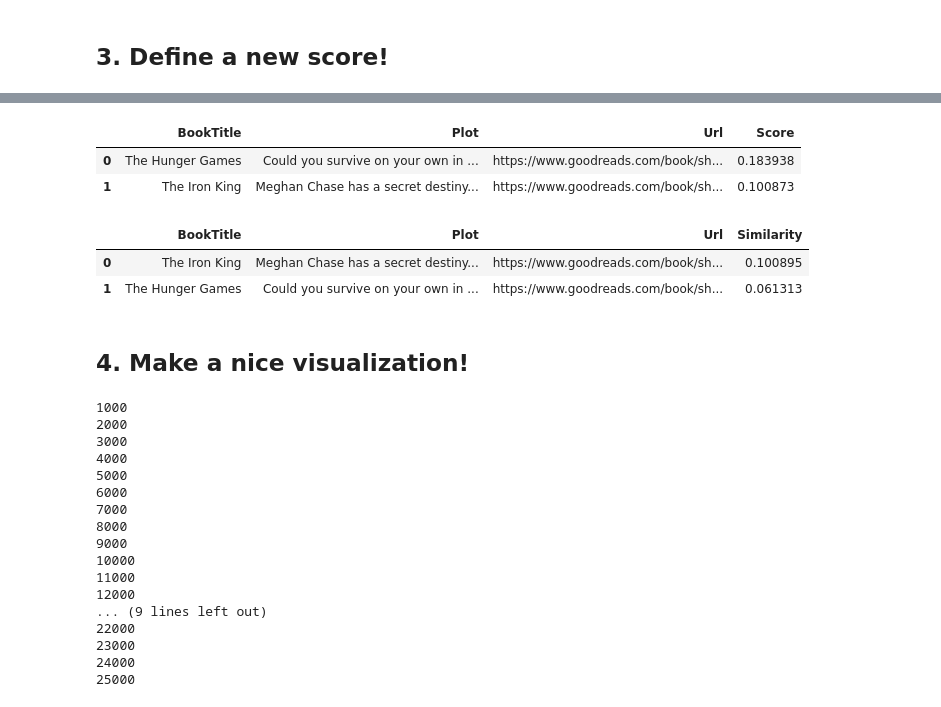
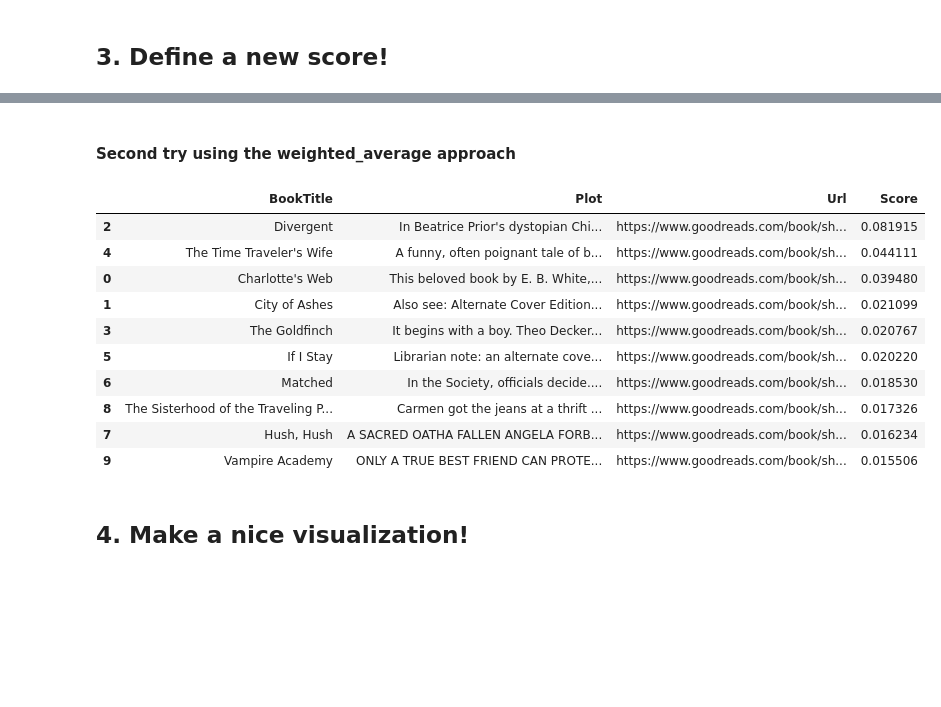
Before and after one commit to ADM-Homework-3/HW3, a Jupyter notebook: General Search Engine.ipynb, the cells around one changed output, grey strips where cells are left out. Drawn from its saved outputs; the diff is of its cells as text; code cells hidden in the pictures; blank space fills up the shorter version.

```diff
--- a/General Search Engine.ipynb
+++ b/General Search Engine.ipynb
@@ -519,9 +617,0 @@ def show_results_cosine_similarity(book_id, cosine_similarity, tsv_path = 'data/
-# %%
-def show_results_cosine_similarity_and_ratings(book_id, cosine_similarity, tsv_path = 'data/tsv_files'):
-    tsv_file = tsv_path + '/book' + str(book_id) + '.tsv'
-    raw_data = read_tsv(tsv_file)
-    #       Title        Plot         Url
-    data = [raw_data[0], raw_data[6], raw_data[-1]]
-    #                            RatingValue         ratingCount         reviewCount
-    output = (cosine_similarity, float(raw_data[3]), float(raw_data[4]), float(raw_data[5]), data)
-    return output
@@ -589 +722,18 @@ Wall time: 90.8 ms
+# %%
+def show_results_cosine_similarity_and_ratings(book_id, cosine_similarity, df):
+    """
+    Generate a tuple with the relevant information about a book that will be displayed in the search engine,
+    the cosine similarity score and relevant quantitative information about the book (rating, reviewcount, ratingcount)
+    df: Not pre-processed data set
+    """
+    data = df[df.BookID == book_id][['BookTitle', 'Plot', 'Url']].values.tolist()[0]
+    ratingValue = float(df[df.BookID == book_id][['RatingValue']].values[0])
+    ratingCount = float(df[df.BookID == book_id][['RatingCount']].values[0])
+    reviewCount = float(df[df.BookID == book_id][['ReviewCount']].values[0])
+    output = (cosine_similarity, ratingValue, ratingCount, reviewCount, data)
+    return output
+# %%
+inverted_index_question3 = read_json('data/inverted_index_question3.json')
+vocabulary_question3 = read_json_simple('data/vocabulary_dict_question3.json')
+tfidfDicts_question3 = read_json('data/tfidf_question3.json')
 # %%
@@ -659,0 +822,2 @@ def search_engine_3(query, inverted_index, vocabulary, tfidf_scores_dict, tsv_pa
+# %%
+input_query = 'friends in love'
@@ -660,20 +843,22 @@ def search_engine_3(query, inverted_index, vocabulary, tfidf_scores_dict, tsv_pa
+# %% [markdown]
+#### Second try using the weighted_average approach
 # %%
-search_engine_3(query = 'could one', inverted_index = inverted_index_test_question3,
-                vocabulary=vocabulary_test_question3, tfidf_scores_dict=tfidfDicts_test_question3,
-                tsv_path = 'data/test_tsv', k = 10,
-                new_score='cosine_normalizer', weights=[0.5, 0.2, 0.1, 0.2])
+search_engine_3(query = input_query, inverted_index = inverted_index_question3,
+                vocabulary=vocabulary_question3, tfidf_scores_dict=tfidfDicts_question3,
+                df = df_dirty, k = 10,
+                new_score='weighted_average', weights=[0.5, 0.2, 0.2, 0.1])
 # %% [output]
 |  | BookTitle | Plot | Url | Score |
-| 0 | The Hunger Games | Could you survive on your own in ... | https://www.goodreads.com/book/sh... | 0.183938 |
-| 1 | The Iron King | Meghan Chase has a secret destiny... | https://www.goodreads.com/book/sh... | 0.100873 |
+| 2 | Divergent | In Beatrice Prior's dystopian Chi... | https://www.goodreads.com/book/sh... | 0.081915 |
+| 4 | The Time Traveler's Wife | A funny, often poignant tale of b... | https://www.goodreads.com/book/sh... | 0.044111 |
+| 0 | Charlotte's Web | This beloved book by E. B. White,... | https://www.goodreads.com/book/sh... | 0.039480 |
+| 1 | City of Ashes | Also see: Alternate Cover Edition... | https://www.goodreads.com/book/sh... | 0.021099 |
+| 3 | The Goldfinch | It begins with a boy. Theo Decker... | https://www.goodreads.com/book/sh... | 0.020767 |
+| 5 | If I Stay | Librarian note: an alternate cove... | https://www.goodreads.com/book/sh... | 0.020220 |
+| 6 | Matched | In the Society, officials decide.... | https://www.goodreads.com/book/sh... | 0.018530 |
+| 8 | The Sisterhood of the Traveling P... | Carmen got the jeans at a thrift ... | https://www.goodreads.com/book/sh... | 0.017326 |
+| 7 | Hush, Hush | A SACRED OATHA FALLEN ANGELA FORB... | https://www.goodreads.com/book/sh... | 0.016234 |
+| 9 | Vampire Academy | ONLY A TRUE BEST FRIEND CAN PROTE... | https://www.goodreads.com/book/sh... | 0.015506 |
-# %%
-search_engine_2(query = 'could one', inverted_index = inverted_index_test_question3,
-                vocabulary=vocabulary_test_question3, tfidf_scores_dict=tfidfDicts_test_question3,
-                tsv_path = 'data/test_tsv', k = 10)
-# %% [output]
-|  | BookTitle | Plot | Url | Similarity |
-| 0 | The Iron King | Meghan Chase has a secret destiny... | https://www.goodreads.com/book/sh... | 0.100895 |
-| 1 | The Hunger Games | Could you survive on your own in ... | https://www.goodreads.com/book/sh... | 0.061313 |
 # %% [markdown]
 ## 4. Make a nice visualization!
 # %%
@@ -710,23 +891,5 @@ def get_book_series(path, num_series=20, series_to_include=['Harry Potter']):
 
     return bookSeries
 # %%
-book_series = get_book_series('data/tsv_files/')
+book_series = get_book_series(df_dirty)
-# %% [output]
-1000
-2000
-3000
-4000
-5000
-6000
-7000
-8000
-9000
-10000
-11000
-12000
-... (9 lines left out)
-22000
-23000
-24000
-25000
 # %%
```
Also changed, not shown: parts of 89 cells of this notebook, 27 other files.
